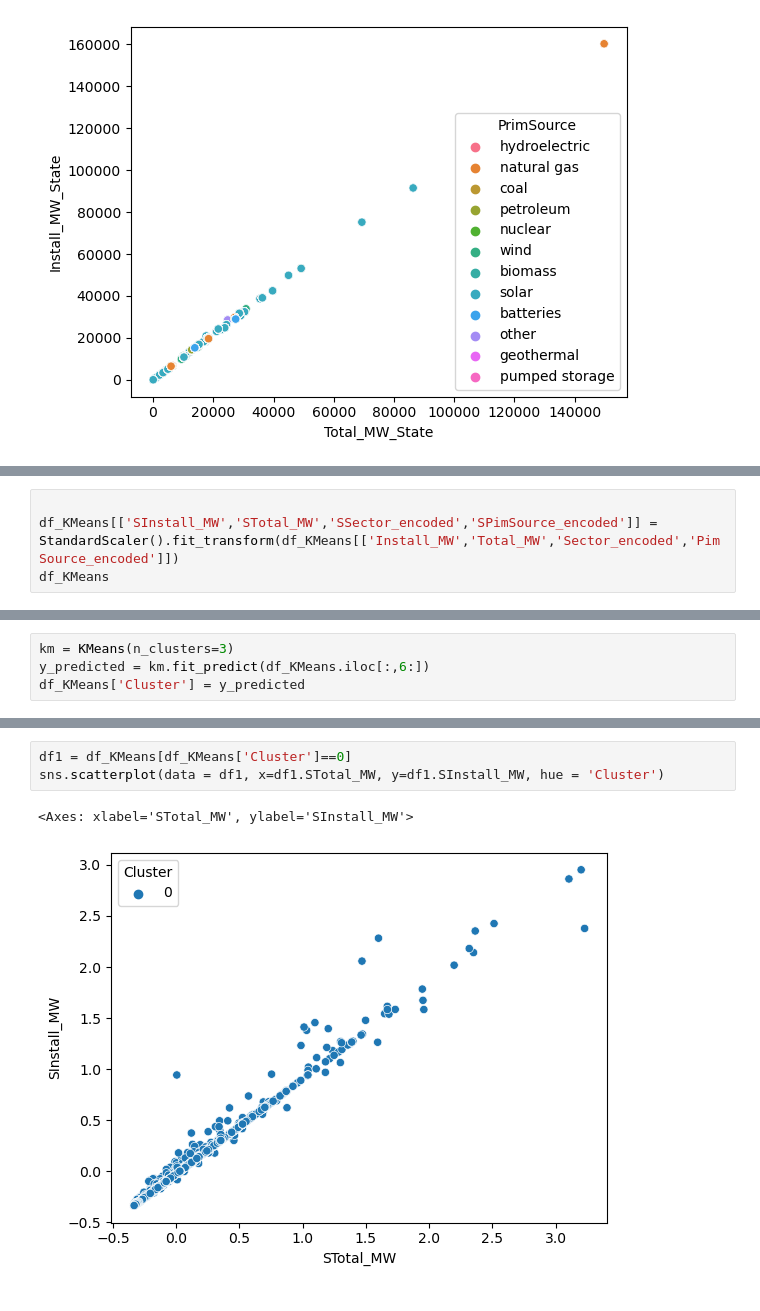
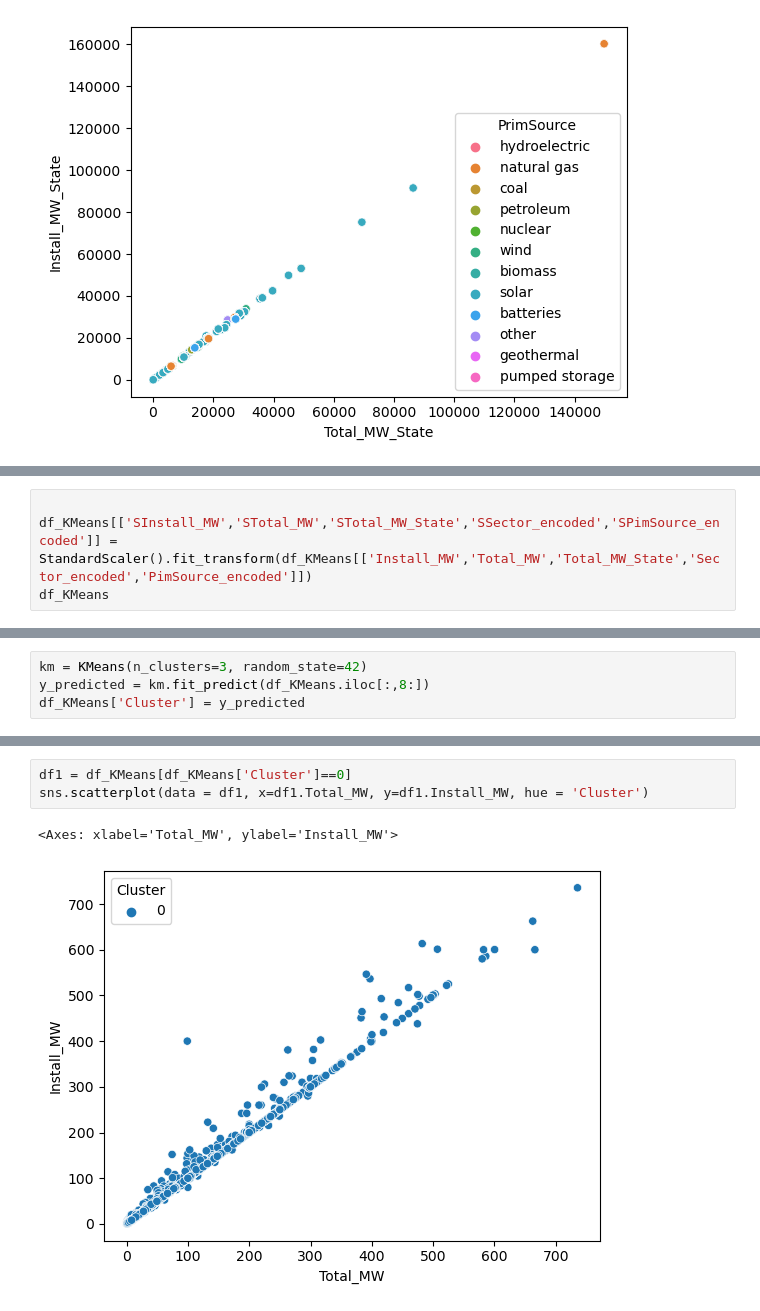
Before and after one commit to noriegamonsc1/02.MACHINE_LEARNING_SP23, a Jupyter notebook: Unsupervised_ML.ipynb, the cells around one changed output, grey strips where cells are left out. Saved outputs shown, nothing was run; the diff lists cells and outputs as text.

```diff
--- a/Unsupervised_ML.ipynb
+++ b/Unsupervised_ML.ipynb
@@ -158,5 +189,5 @@ plt.show()
 # %%
 
-df_KMeans[['SInstall_MW','STotal_MW','SSector_encoded','SPimSource_encoded']] = StandardScaler().fit_transform(df_KMeans[['Install_MW','Total_MW','Sector_encoded','PimSource_encoded']])
+df_KMeans[['SInstall_MW','STotal_MW','STotal_MW_State','SSector_encoded','SPimSource_encoded']] = StandardScaler().fit_transform(df_KMeans[['Install_MW','Total_MW','Total_MW_State','Sector_encoded','PimSource_encoded']])
 df_KMeans
 # %% [output]
@@ -193,6 +224,6 @@ df_KMeans.iloc[:,6:]
 # %%
-km = KMeans(n_clusters=3)
-y_predicted = km.fit_predict(df_KMeans.iloc[:,6:])
+km = KMeans(n_clusters=3, random_state=42)
+y_predicted = km.fit_predict(df_KMeans.iloc[:,8:])
 df_KMeans['Cluster'] = y_predicted
 # %%
 df_KMeans
@@ -219,6 +250,6 @@ sns.scatterplot(data = df_KMeans, x=df_KMeans.Total_MW, y=df_KMeans.Install_MW,
 # %%
 df1 = df_KMeans[df_KMeans['Cluster']==0]
-sns.scatterplot(data = df1, x=df1.STotal_MW, y=df1.SInstall_MW, hue = 'Cluster')
+sns.scatterplot(data = df1, x=df1.Total_MW, y=df1.Install_MW, hue = 'Cluster')
 # %% [output]
-<Axes: xlabel='STotal_MW', ylabel='SInstall_MW'>
+<Axes: xlabel='Total_MW', ylabel='Install_MW'>
-[figure, old version]
+[figure, new version]
```
Also changed, not shown: parts of 35 cells of this notebook, 6 other files.
